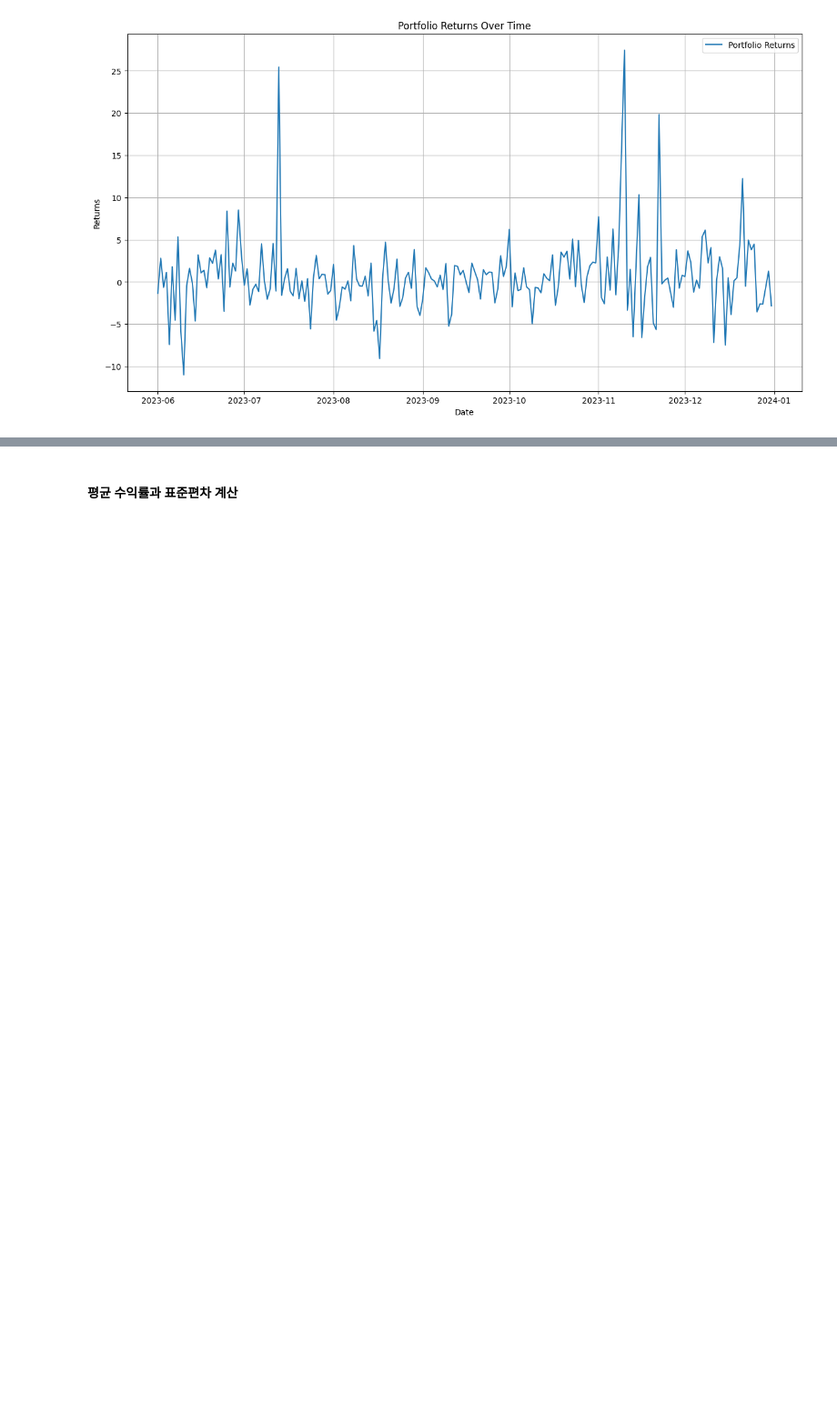
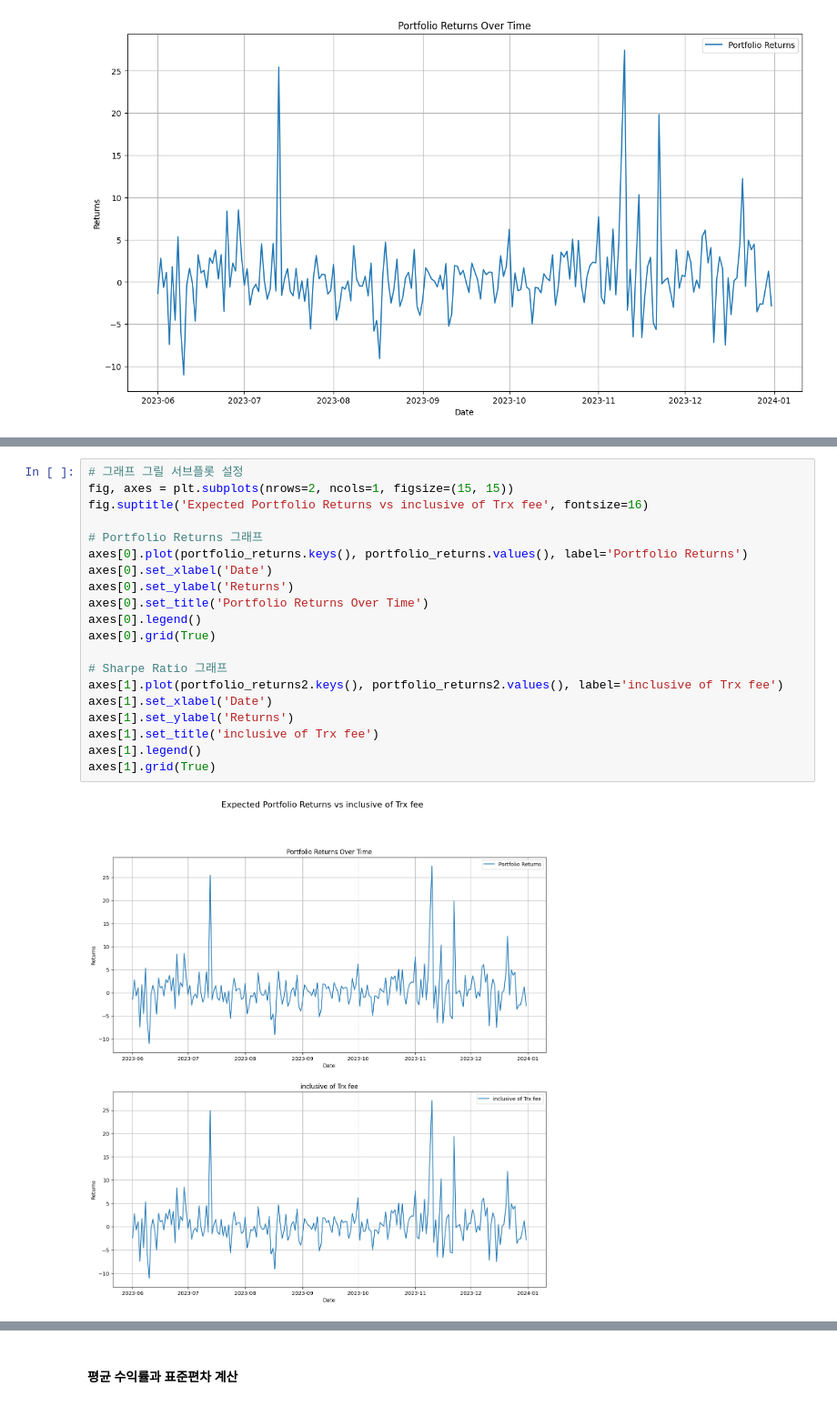
Before and after one commit to SsuFin/Sentiment-Portfolio-Asset-allocation, a Jupyter notebook: Black_Litterman/Black_Litterman.ipynb, the cells around one changed output, grey strips where cells are left out. Shown at 91% size. Cells and saved outputs as stored; diff of their text form; blank space fills up the shorter version.

```diff
--- a/Black_Litterman/Black_Litterman.ipynb
+++ b/Black_Litterman/Black_Litterman.ipynb
@@ -591,0 +690,22 @@ plt.show()
+# %%
+# 그래프 그릴 서브플롯 설정
+fig, axes = plt.subplots(nrows=2, ncols=1, figsize=(15, 15))
+fig.suptitle('Expected Portfolio Returns vs inclusive of Trx fee', fontsize=16)
+
+# Portfolio Returns 그래프
+axes[0].plot(portfolio_returns.keys(), portfolio_returns.values(), label='Portfolio Returns')
+axes[0].set_xlabel('Date')
+axes[0].set_ylabel('Returns')
+axes[0].set_title('Portfolio Returns Over Time')
+axes[0].legend()
+axes[0].grid(True)
+
+# Sharpe Ratio 그래프
+axes[1].plot(portfolio_returns2.keys(), portfolio_returns2.values(), label='inclusive of Trx fee')
+axes[1].set_xlabel('Date')
+axes[1].set_ylabel('Returns')
+axes[1].set_title('inclusive of Trx fee')
+axes[1].legend()
+axes[1].grid(True)
+# %% [output]
+[figure, added]
```
Also changed, not shown: parts of 8 cells of this notebook.
